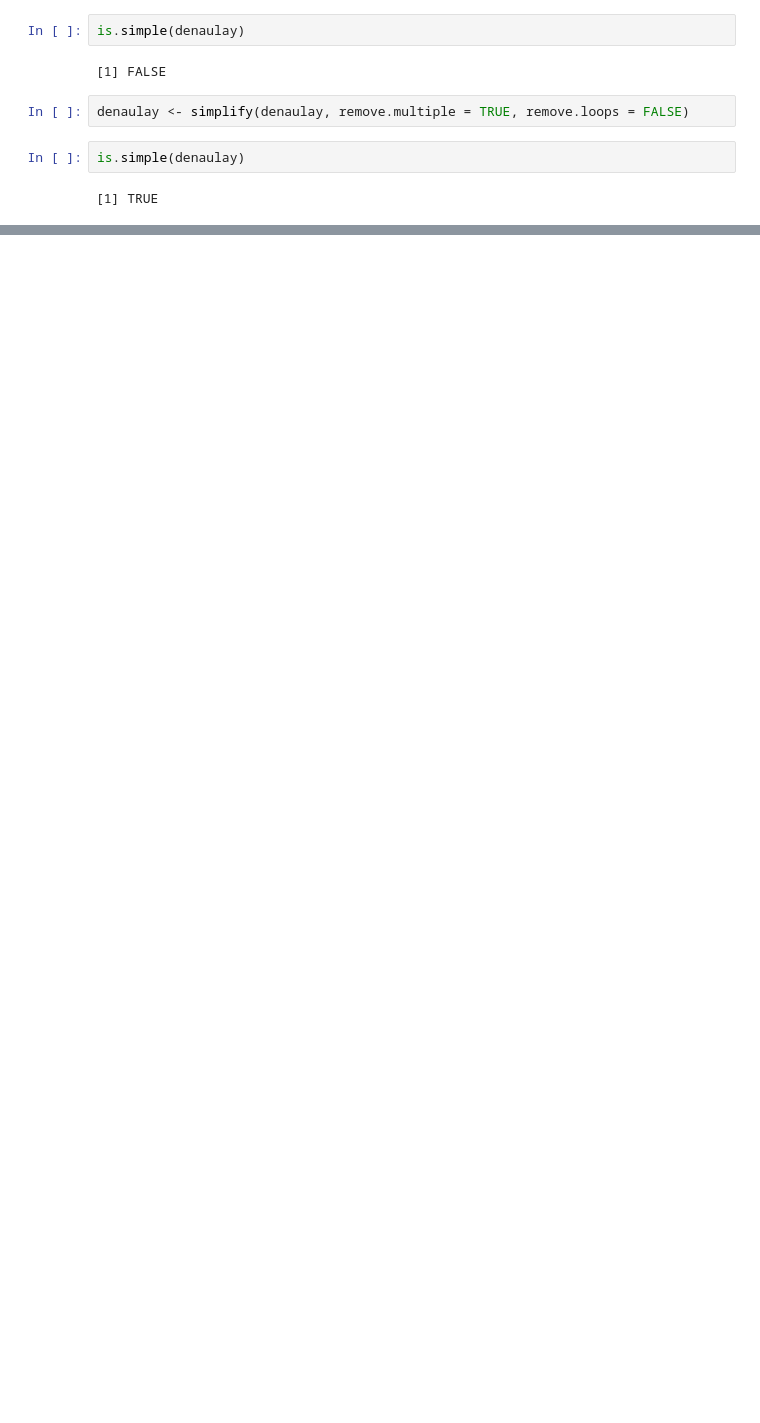
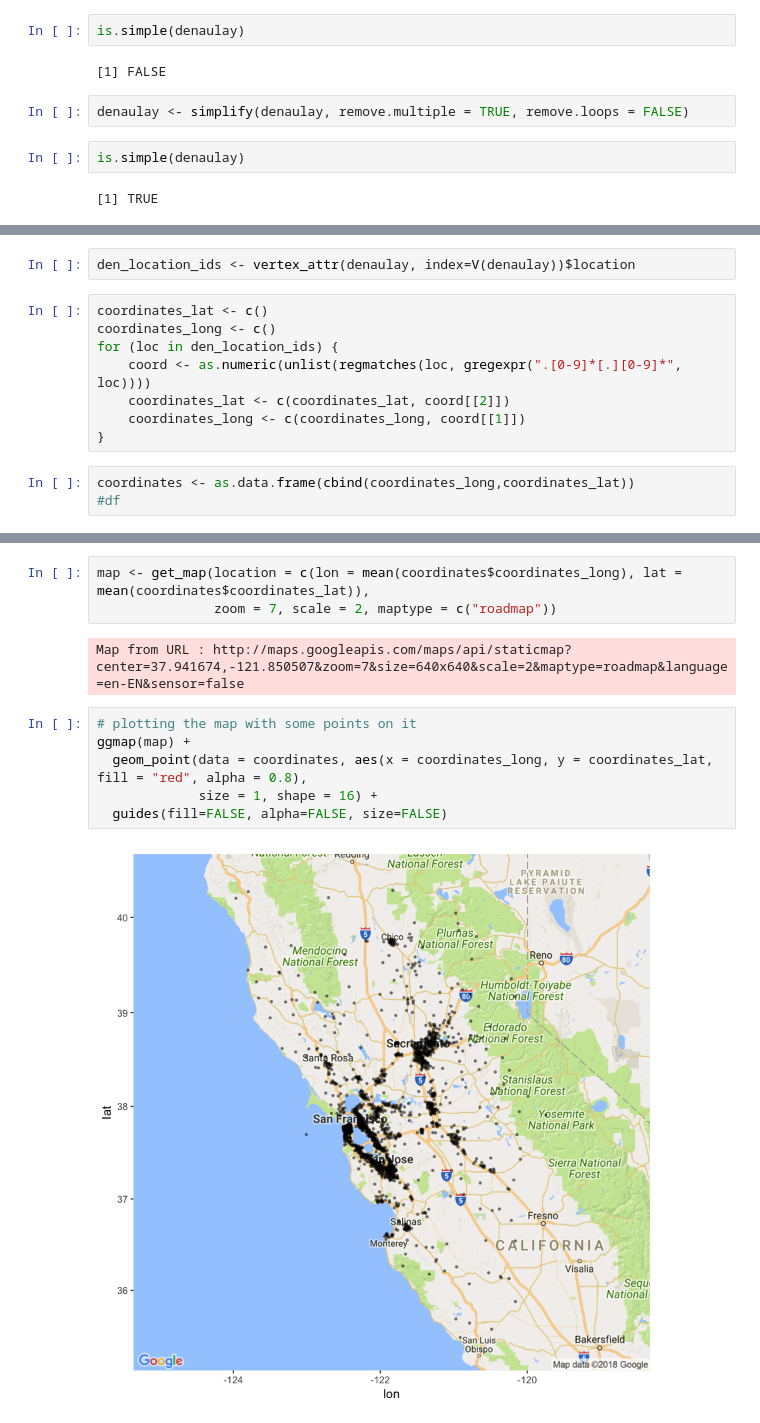
Before and after one commit to maithilibhide/ECE232, a Jupyter notebook: Project5/Uber_Graph.ipynb, the cells around one changed output, grey strips where cells are left out. Cells and saved outputs as stored; diff of their text form; blank space fills up the shorter version.

```diff
--- a/Project5/Uber_Graph.ipynb
+++ b/Project5/Uber_Graph.ipynb
@@ -471,0 +569,13 @@ E(denaulay)
+# %%
+den_location_ids <- vertex_attr(denaulay, index=V(denaulay))$location
+# %%
+coordinates_lat <- c()
+coordinates_long <- c()
+for (loc in den_location_ids) {
+    coord <- as.numeric(unlist(regmatches(loc, gregexpr(".[0-9]*[.][0-9]*", loc))))
+    coordinates_lat <- c(coordinates_lat, coord[[2]])
+    coordinates_long <- c(coordinates_long, coord[[1]])
+}
+# %%
+coordinates <- as.data.frame(cbind(coordinates_long,coordinates_lat))
+#df
@@ -471,0 +588,13 @@ E(denaulay)
+# %%
+map <- get_map(location = c(lon = mean(coordinates$coordinates_long), lat = mean(coordinates$coordinates_lat)),
+               zoom = 7, scale = 2, maptype = c("roadmap"))
+# %% [output]
+Map from URL : http://maps.googleapis.com/maps/api/staticmap?center=37.941674,-121.850507&zoom=7&size=640x640&scale=2&maptype=roadmap&language=en-EN&sensor=false
+# %%
+# plotting the map with some points on it
+ggmap(map) +
+  geom_point(data = coordinates, aes(x = coordinates_long, y = coordinates_lat, fill = "red", alpha = 0.8),
+             size = 1, shape = 16) +
+  guides(fill=FALSE, alpha=FALSE, size=FALSE)
+# %% [output]
+[figure, added]
```
Also changed, not shown: parts of 36 cells of this notebook, 1 other file.
